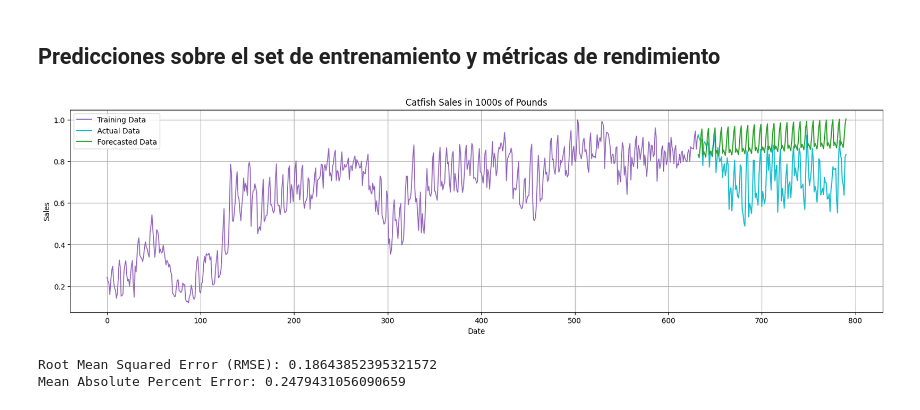
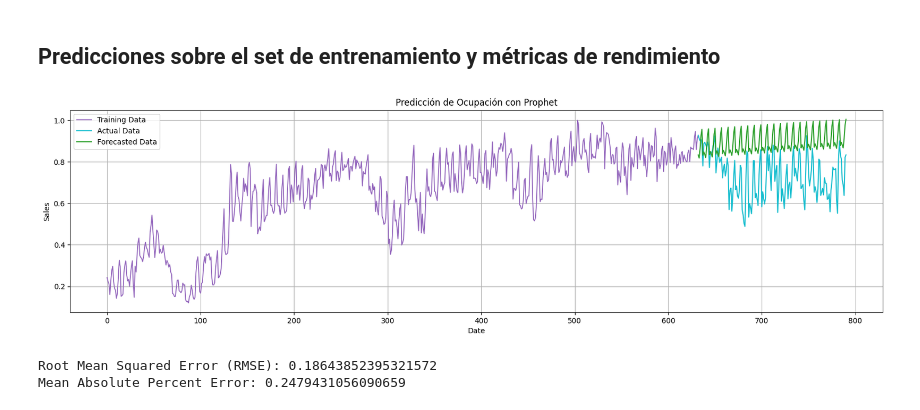
Before and after one commit to Azahramirez/claseMreporeto, a Jupyter notebook: notebooks/Notebook3_TS_oc_Tocu.ipynb, the cells around one changed output. Saved outputs shown, nothing was run; the diff lists cells and outputs as text; code cells hidden in the pictures.

```diff
--- a/notebooks/Notebook3_TS_oc_Tocu.ipynb
+++ b/notebooks/Notebook3_TS_oc_Tocu.ipynb
@@ -335,26 +348,26 @@ forecast = model.predict(future)
 # %%
 #Plot config
 font_name = "Serif"
 
 graph_forecast =pd.DataFrame({
 
     'yhat': forecast['yhat'],
 })
 graph_forecast.index = test.index
 
 # Create a plot to compare the forecast with the actual test data
 plt.figure(figsize=(20,5))
 plt.plot(df[0:train_size+1]['y'],linewidth=1.3, c='tab:purple', label='Training Data')
 plt.plot(test['y'], label='Actual Data', color='tab:cyan')
 plt.plot(graph_forecast, label='Forecasted Data', color='tab:green')
-plt.title('Catfish Sales in 1000s of Pounds')
+plt.title('Predicción de Ocupación con Prophet')
 plt.xlabel('Date')
 plt.ylabel('Sales')
 plt.legend()
 plt.grid()
 plt.show()
 # %% [output]
-[figure, old version]
+[figure, new version]
 # %%
 # Compare predicted 'yhat' to actual 'y'
 y_true = test['y'].values
```
Also changed, not shown: parts of 5 cells of this notebook, 8 other files.
